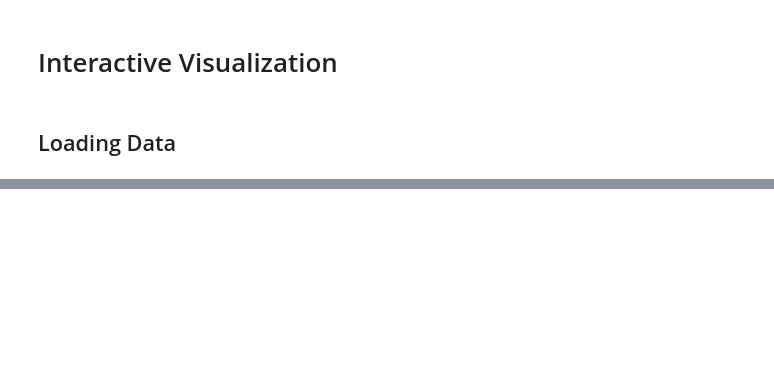
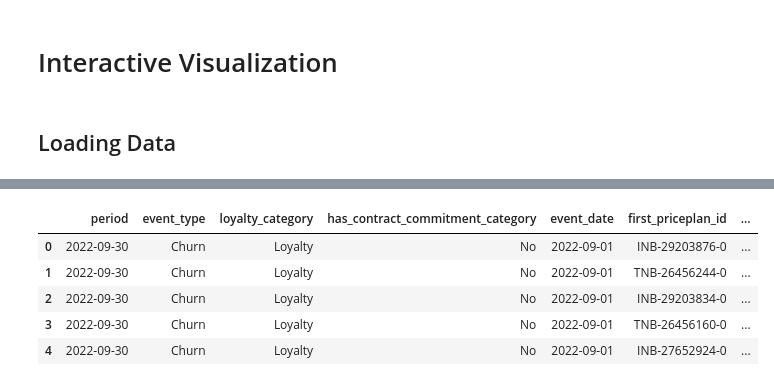
Before and after one commit to gabrielborja/parc_de_montjuic, a Jupyter notebook: interactive_visualization.ipynb, the cells around one changed output, grey strips where cells are left out. Drawn from its saved outputs; the diff is of its cells as text; code cells hidden in the pictures; blank space fills up the shorter version.

```diff
--- a/interactive_visualization.ipynb
+++ b/interactive_visualization.ipynb
@@ -21,7 +26,7 @@ uploaded1 = files.upload()
 # %%
 # Storing loaded data from excel to a pandas dataframe
 import io
-df1 = pd.read_excel(io.BytesIO(uploaded1['2022_10_14_script.xlsx']))
+df1 = pd.read_excel(io.BytesIO(uploaded1['Script_202210261607.xlsx'])) #2022-10-14-script.xlsx
 # %%
 # Chainging columns to lower case
 df1.rename(columns={i:i.lower() for i in df1.columns}, inplace=True)
@@ -42,3 +65,12 @@ df1.info()
+# %%
+df1.head(5)
+# %% [output]
+|  | period | event_type | loyalty_category | has_contract_commitment_category | event_date | first_priceplan_id | ... |
+| 0 | 2022-09-30 | Churn | Loyalty | No | 2022-09-01 | INB-29203876-0 | ... |
+| 1 | 2022-09-30 | Churn | Loyalty | No | 2022-09-01 | TNB-26456244-0 | ... |
+| 2 | 2022-09-30 | Churn | Loyalty | No | 2022-09-01 | INB-29203834-0 | ... |
+| 3 | 2022-09-30 | Churn | Loyalty | No | 2022-09-01 | TNB-26456160-0 | ... |
+| 4 | 2022-09-30 | Churn | Loyalty | No | 2022-09-01 | INB-27652924-0 | ... |
 # %%
 # Splitting columns to lists for interactive visualization
 date_col = df1.select_dtypes(include=['datetime64[ns]']).columns.tolist()
```
Also changed, not shown: parts of 16 cells of this notebook.
